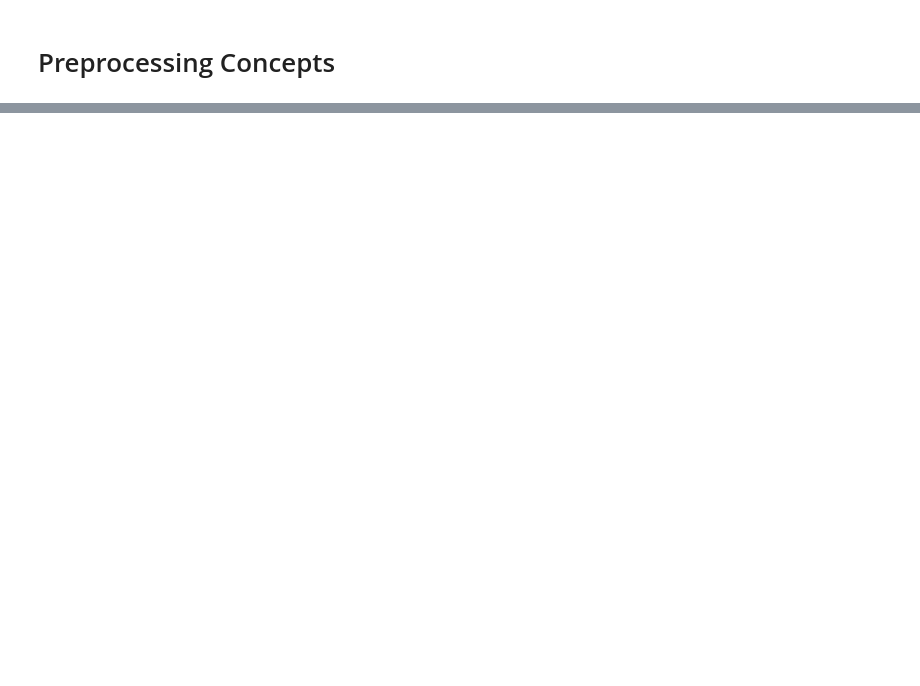
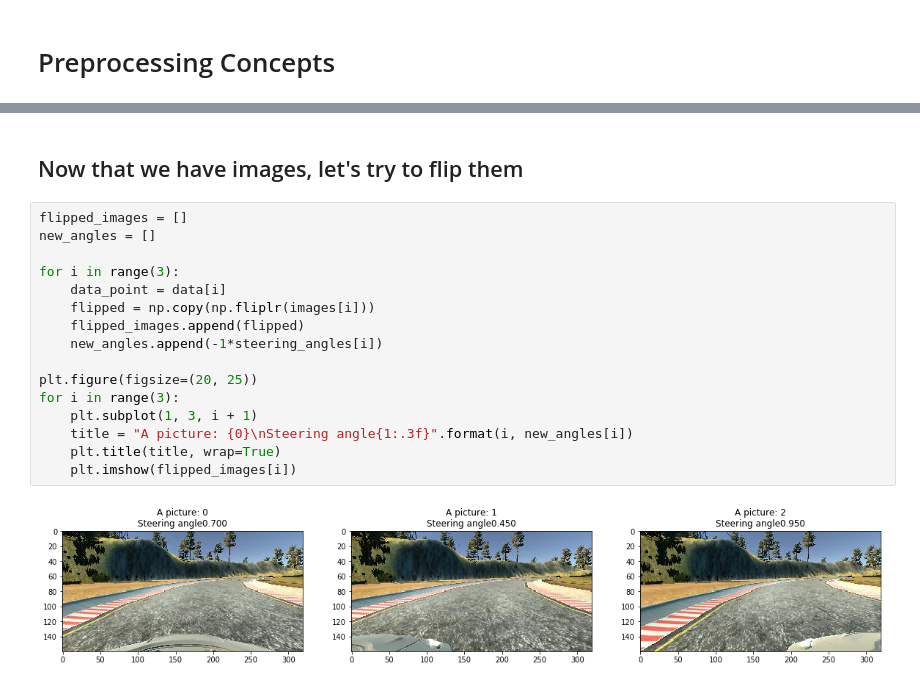
Before and after one commit to leclair-7/CarND-Behavioral-Cloning-P3, a Jupyter notebook: Preprocessing-Concepts.ipynb, the cells around one changed output, grey strips where cells are left out. Cells and saved outputs as stored; diff of their text form; blank space fills up the shorter version.

```diff
--- a/Preprocessing-Concepts.ipynb
+++ b/Preprocessing-Concepts.ipynb
@@ -41,0 +43,20 @@ for i in range(3):
+# %% [markdown]
+## Now that we have images, let's try to flip them
+# %%
+flipped_images = []
+new_angles = []
+
+for i in range(3):
+    data_point = data[i]
+    flipped = np.copy(np.fliplr(images[i]))
+    flipped_images.append(flipped)
+    new_angles.append(-1*steering_angles[i])
+
+plt.figure(figsize=(20, 25))
+for i in range(3):
+    plt.subplot(1, 3, i + 1)
+    title = "A picture: {0}\nSteering angle{1:.3f}".format(i, new_angles[i])
+    plt.title(title, wrap=True)
+    plt.imshow(flipped_images[i])
+# %% [output]
+[figure, added]
```
Also changed, not shown: parts of 3 cells of this notebook.
